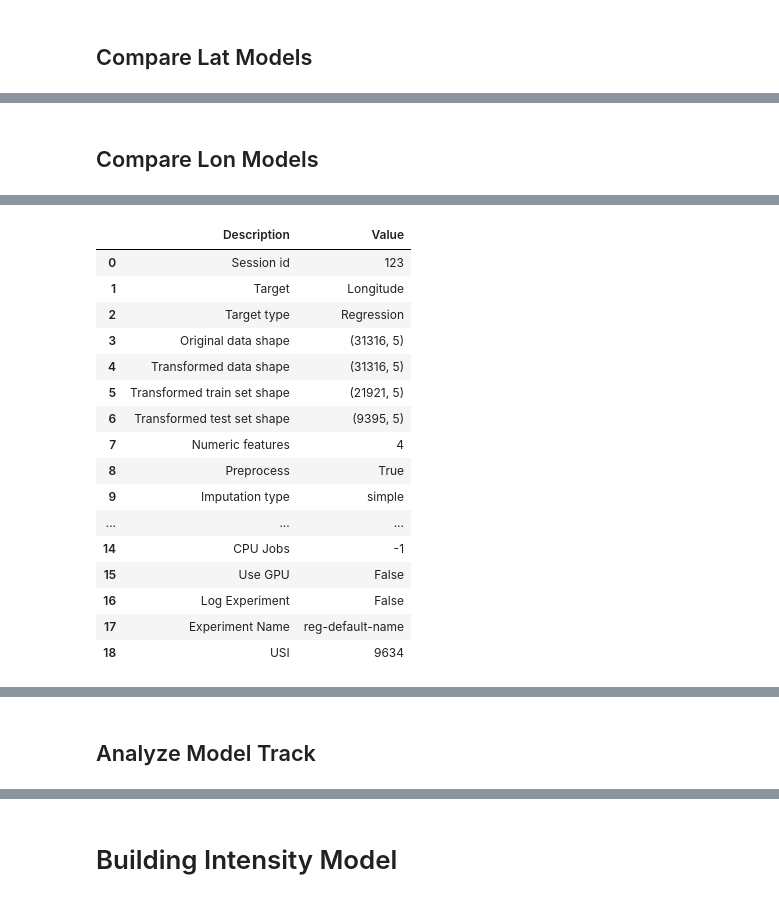
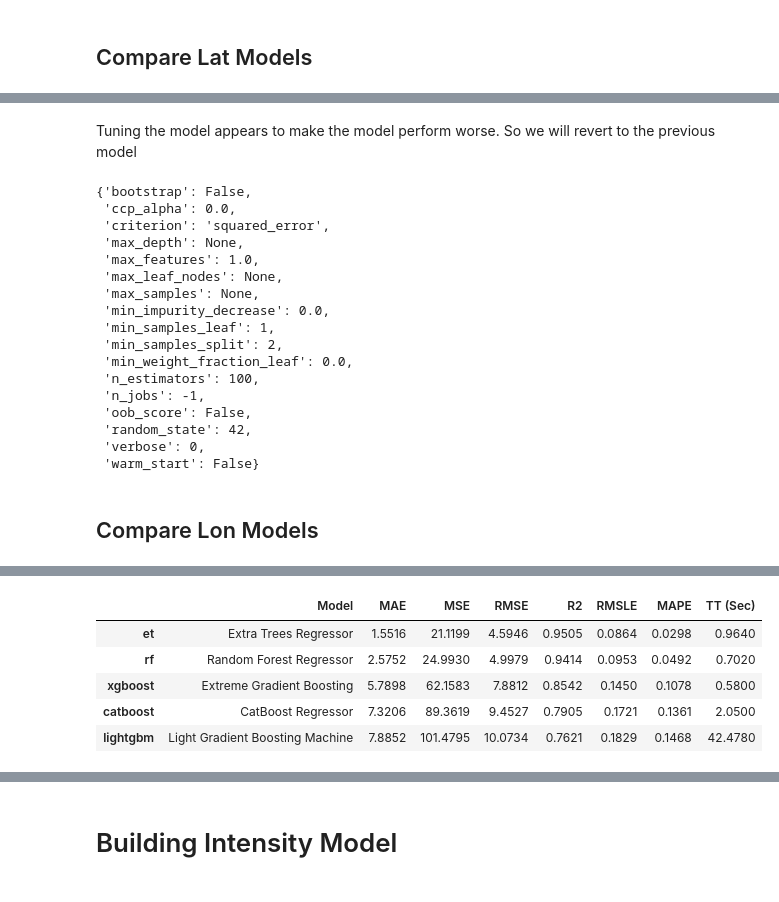
Before and after one commit to UW-MLGEO/MLGEO2024_TC_Tracks_Intensity, a Jupyter notebook: notebooks/AutoML_Hyperparamter_Tuning.ipynb, the cells around one changed output, grey strips where cells are left out. Drawn from its saved outputs; the diff is of its cells as text; code cells hidden in the pictures.

Commit message:
Updated AutoML_Hyperparameter_tuning script

```diff
--- a/notebooks/AutoML_Hyperparamter_Tuning.ipynb
+++ b/notebooks/AutoML_Hyperparamter_Tuning.ipynb
@@ -233,6 +313,29 @@ best_lat_model = compare_models()
+# %% [markdown]
+Tuning the model appears to make the model perform worse. So we will revert to the previous model
+# %%
+tuned_best_lat_model.get_params()
+# %% [output]
+{'bootstrap': False,
+ 'ccp_alpha': 0.0,
+ 'criterion': 'squared_error',
+ 'max_depth': None,
+ 'max_features': 1.0,
+ 'max_leaf_nodes': None,
+ 'max_samples': None,
+ 'min_impurity_decrease': 0.0,
+ 'min_samples_leaf': 1,
+ 'min_samples_split': 2,
+ 'min_weight_fraction_leaf': 0.0,
+ 'n_estimators': 100,
+ 'n_jobs': -1,
+ 'oob_score': False,
+ 'random_state': 42,
+ 'verbose': 0,
+ 'warm_start': False}
 # %% [markdown]
 ## Compare Lon Models
 # %%
-s_longitude = setup(data=df_track_data, target='Longitude', session_id=123)
-best_lon_model = compare_models()
+s_longitude = setup(data=df_track_data, verbose=False,
+                   target='Longitude', session_id=42)
+best_lon_model = compare_models(include=['et', 'rf', 'lightgbm', 'xgboost', 'catboost'], fold=5)
 # %% [output]
@@ -239,17 +343,6 @@ best_lon_model = compare_models()
-|  | Description | Value |
-| 0 | Session id | 123 |
-| 1 | Target | Longitude |
-| 2 | Target type | Regression |
-| 3 | Original data shape | (31316, 5) |
-| 4 | Transformed data shape | (31316, 5) |
-| 5 | Transformed train set shape | (21921, 5) |
-| 6 | Transformed test set shape | (9395, 5) |
-| 7 | Numeric features | 4 |
-| 8 | Preprocess | True |
-| 9 | Imputation type | simple |
-| ... | ... | ... |
-| 14 | CPU Jobs | -1 |
-| 15 | Use GPU | False |
-| 16 | Log Experiment | False |
-| 17 | Experiment Name | reg-default-name |
-| 18 | USI | 9634 |
+|  | Model | MAE | MSE | RMSE | R2 | RMSLE | MAPE | TT (Sec) |
+| et | Extra Trees Regressor | 1.5516 | 21.1199 | 4.5946 | 0.9505 | 0.0864 | 0.0298 | 0.9640 |
+| rf | Random Forest Regressor | 2.5752 | 24.9930 | 4.9979 | 0.9414 | 0.0953 | 0.0492 | 0.7020 |
+| xgboost | Extreme Gradient Boosting | 5.7898 | 62.1583 | 7.8812 | 0.8542 | 0.1450 | 0.1078 | 0.5800 |
+| catboost | CatBoost Regressor | 7.3206 | 89.3619 | 9.4527 | 0.7905 | 0.1721 | 0.1361 | 2.0500 |
+| lightgbm | Light Gradient Boosting Machine | 7.8852 | 101.4795 | 10.0734 | 0.7621 | 0.1829 | 0.1468 | 42.4780 |
@@ -274,2 +348,0 @@ best_lon_model = compare_models()
-# %% [markdown]
-## Analyze Model Track
```
Also changed, not shown: parts of 32 cells of this notebook, 2 other files.
